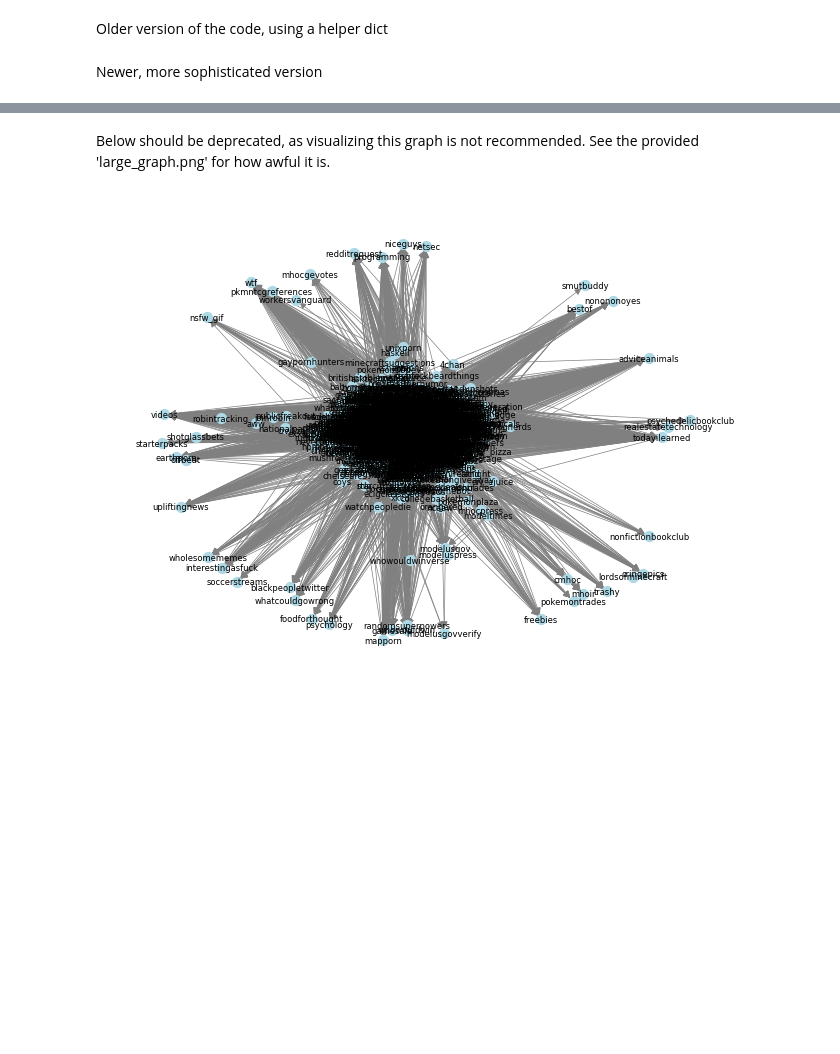
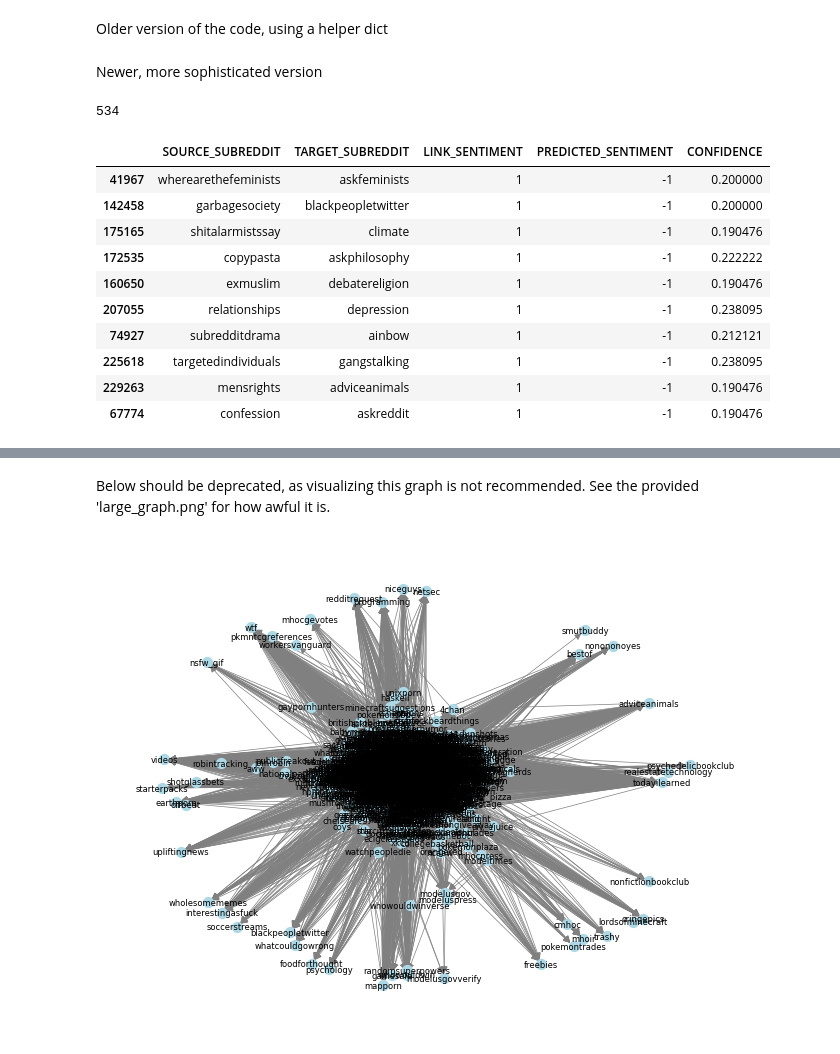
Before and after one commit to niceshice/DS4DH_Abg, a Jupyter notebook: sub1_graph.ipynb, the cells around one changed output, grey strips where cells are left out. Saved outputs shown, nothing was run; the diff lists cells and outputs as text; code cells hidden in the pictures; blank space fills up the shorter version.

```diff
--- a/sub1_graph.ipynb
+++ b/sub1_graph.ipynb
@@ -125,2 +124,20 @@ result_df.to_csv(f'result_data{int(confidence_threshold*100)}.csv', index=False)
 # %%
 wrongs = result_df[(result_df['CONFIDENCE'] > -1) & (result_df['LINK_SENTIMENT'] != result_df['PREDICTED_SENTIMENT'])] #
+false_neg = wrongs[wrongs['LINK_SENTIMENT'] == -1]
+false_pos = wrongs[wrongs['LINK_SENTIMENT'] == 1]
+# %%
+print(len(false_pos))
+false_pos.sample(n=10)
+# %% [output]
+534
+|  | SOURCE_SUBREDDIT | TARGET_SUBREDDIT | LINK_SENTIMENT | PREDICTED_SENTIMENT | CONFIDENCE |
+| 41967 | wherearethefeminists | askfeminists | 1 | -1 | 0.200000 |
+| 142458 | garbagesociety | blackpeopletwitter | 1 | -1 | 0.200000 |
+| 175165 | shitalarmistssay | climate | 1 | -1 | 0.190476 |
+| 172535 | copypasta | askphilosophy | 1 | -1 | 0.222222 |
+| 160650 | exmuslim | debatereligion | 1 | -1 | 0.190476 |
+| 207055 | relationships | depression | 1 | -1 | 0.238095 |
+| 74927 | subredditdrama | ainbow | 1 | -1 | 0.212121 |
+| 225618 | targetedindividuals | gangstalking | 1 | -1 | 0.238095 |
+| 229263 | mensrights | adviceanimals | 1 | -1 | 0.190476 |
+| 67774 | confession | askreddit | 1 | -1 | 0.190476 |
```
Also changed, not shown: parts of 4 cells of this notebook, 2 other files.
